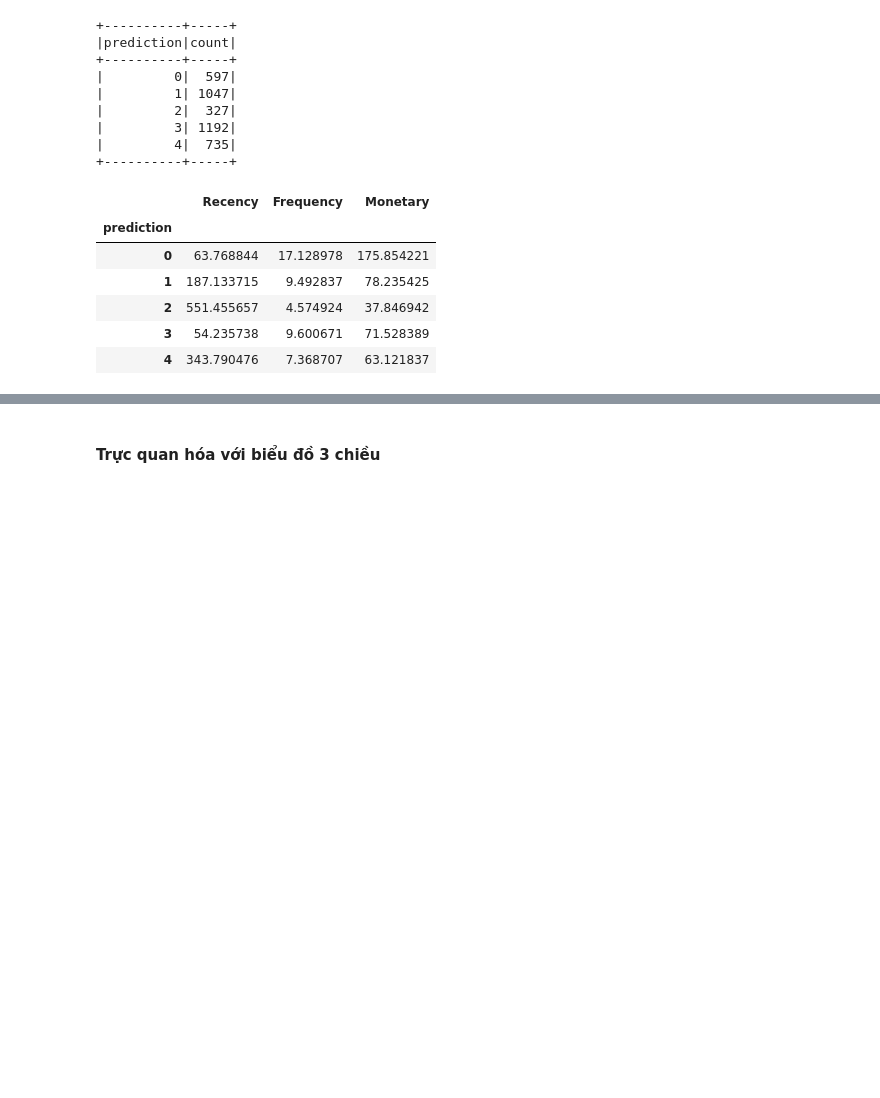
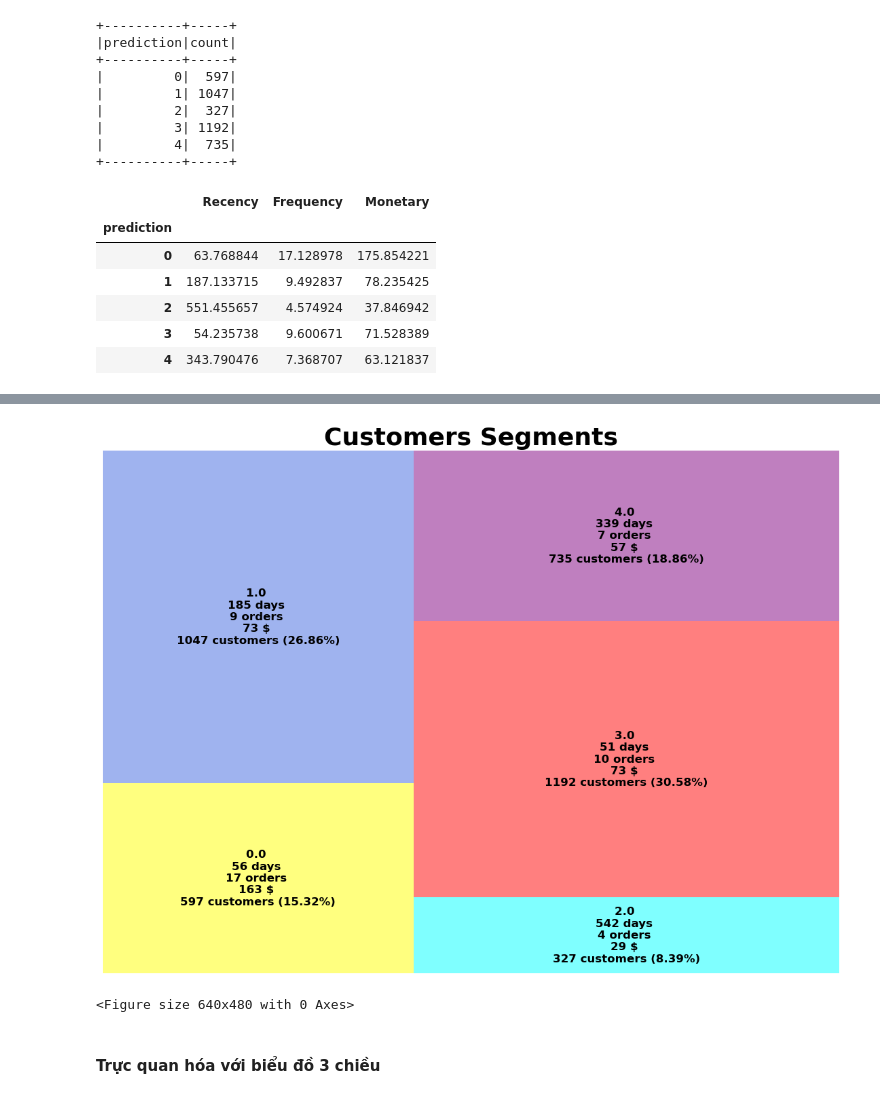
Before and after one commit to sophieanalytics/ML_graduation_projects, a Jupyter notebook: 03_customer_segmentation_pyspark.ipynb, the cells around one changed output, grey strips where cells are left out. Saved outputs shown, nothing was run; the diff lists cells and outputs as text; code cells hidden in the pictures; blank space fills up the shorter version.

```diff
--- a/03_customer_segmentation_pyspark.ipynb
+++ b/03_customer_segmentation_pyspark.ipynb
@@ -448,0 +410,21 @@ cluster_summary
+# %%
+from pyspark.sql.functions import percentile_approx, count, round, sum, col, lit
+
+# Calculate aggregations
+rfm_agg2 = final_data.groupBy('prediction').agg(
+    percentile_approx('Recency', 0.5).alias('RecencyMean'),
+    percentile_approx('Frequency', 0.5).alias('FrequencyMean'),
+    percentile_approx('Monetary', 0.5).alias('MonetaryMean'),
+    count('*').alias('Count')
+)
+
+# Calculate total count for percentage
+total_count = final_data.count()
+
+# Add Percent column
+rfm_agg2 = rfm_agg2.withColumn('Percent',
+    round(col('Count') * 100 / lit(total_count), 2))
+
+rfm_agg2 = rfm_agg2.orderBy('prediction')
+# Show results
+rfm_agg2.show()
@@ -449,3 +451,37 @@ cluster_summary
+# %%
+rfm_agg_pd2 = rfm_agg2.toPandas()
+
+# Create our plot and resize it
+fig = plt.gcf()
+ax = fig.add_subplot()
+fig.set_size_inches(14, 10)
+
+colors_dict = {'0':'yellow','1':'royalblue', '2':'cyan',
+               '3':'red', '4':'purple', '5':'green', '6':'gold'}
+
+squarify.plot(sizes=rfm_agg_pd2['Count'],
+              text_kwargs={'fontsize':12,'weight':'bold', 'fontname':"sans serif"},
+              color=colors_dict.values(),
+              label=['{} \n{:.0f} days \n{:.0f} orders \n{:.0f} $ \n{:.0f} customers ({}%)'.format(*rfm_agg_pd2.iloc[i])
+                      for i in range(0, len(rfm_agg_pd2))], alpha=0.5 )
+
+plt.title("Customers Segments",fontsize=26,fontweight="bold")
+plt.axis('off')
+
+plt.savefig('outputs/Kmeans Unsupervised Segments (Pyspark).png')
+plt.show()
+# %% [output]
+[figure, added]
+# %%
+import plotly.express as px
+
+fig = px.scatter(rfm_agg_pd2, x="RecencyMean", y="MonetaryMean", size="FrequencyMean", color="prediction",
+           hover_name="prediction", size_max = 60)
+
+plt.savefig('outputs/Kmeans Unsupervised Segments Scatter (Pyspark).png')
+fig.show()
+# %% [output]
+<Figure size 640x480 with 0 Axes>
 # %% [markdown]
 #### Trực quan hóa với biểu đồ 3 chiều
 # %%
```
Also changed, not shown: parts of 14 cells of this notebook, 9 other files.
